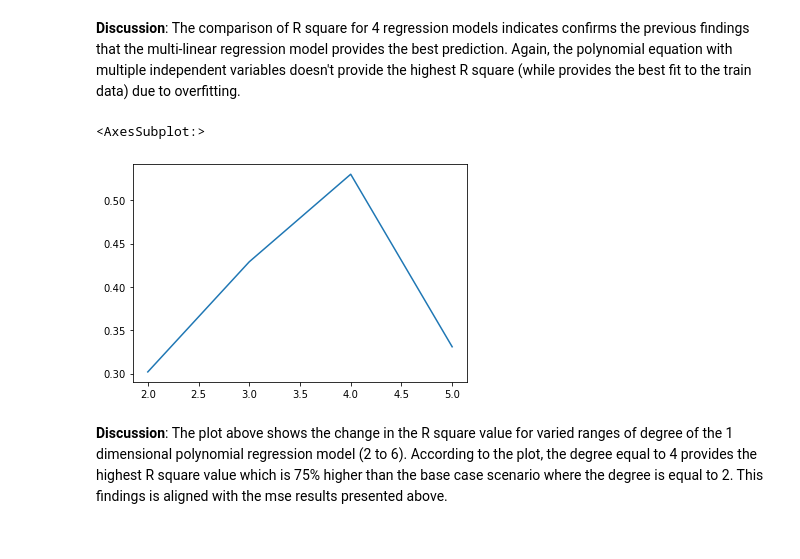
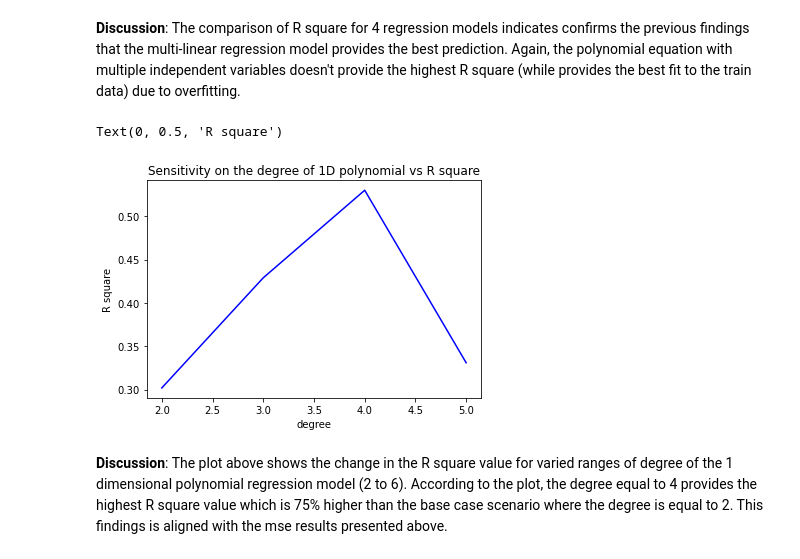
Before and after one commit to Farhad-Davaripour/Step_by_Step_Data_Analysis_Auto_Dataset, a Jupyter notebook: Code_Python.ipynb, the cells around one changed output. Saved outputs shown, nothing was run; the diff lists cells and outputs as text; code cells hidden in the pictures.

```diff
--- a/Code_Python.ipynb
+++ b/Code_Python.ipynb
@@ -632,21 +635,24 @@ The R square value for the multi dimensional polynomial regression model : 0.415
 # %%
 %%capture --no-display
 # Sensitivity of degree of a 1 dimensional polynomial
 R2_1d_poly_list = []
 degree = []
 def poly_deg(var):
     for deg in range(2,6):
         lm_1d_deg = LinearRegression()
         lm_1d_deg.fit(PolynomialFeatures(degree=deg).fit_transform(x_train[var]),y_train)
         score_1d_pr = lm_1d_deg.score(PolynomialFeatures(degree=deg).fit_transform(x_test[var]),y_test)
         R2_1d_poly_list.append(round(score_1d_pr,3))
         degree.append(deg)
     return R2_1d_poly_list
 poly_deg(['horsepower'])
-sns.lineplot(degree,R2_1d_poly_list)
+sns.lineplot(degree,R2_1d_poly_list, color='b')
+plt.title('Sensitivity on the degree of 1D polynomial vs R square')
+plt.xlabel('degree')
+plt.ylabel('R square')
 # %% [output]
-<AxesSubplot:>
+Text(0, 0.5, 'R square')
-[figure, old version]
+[figure, new version]
 # %% [markdown]
 **Discussion**: The plot above shows the change in the R square value for varied ranges of degree of the 1 dimensional polynomial regression model (2 to 6). According to the plot, the degree equal to 4 provides the highest R square value which is 75% higher than the base case scenario where the degree is equal to 2. This findings is aligned with the mse results presented above.
 # %% [markdown]
```
Also changed, not shown: parts of 2 cells of this notebook.
